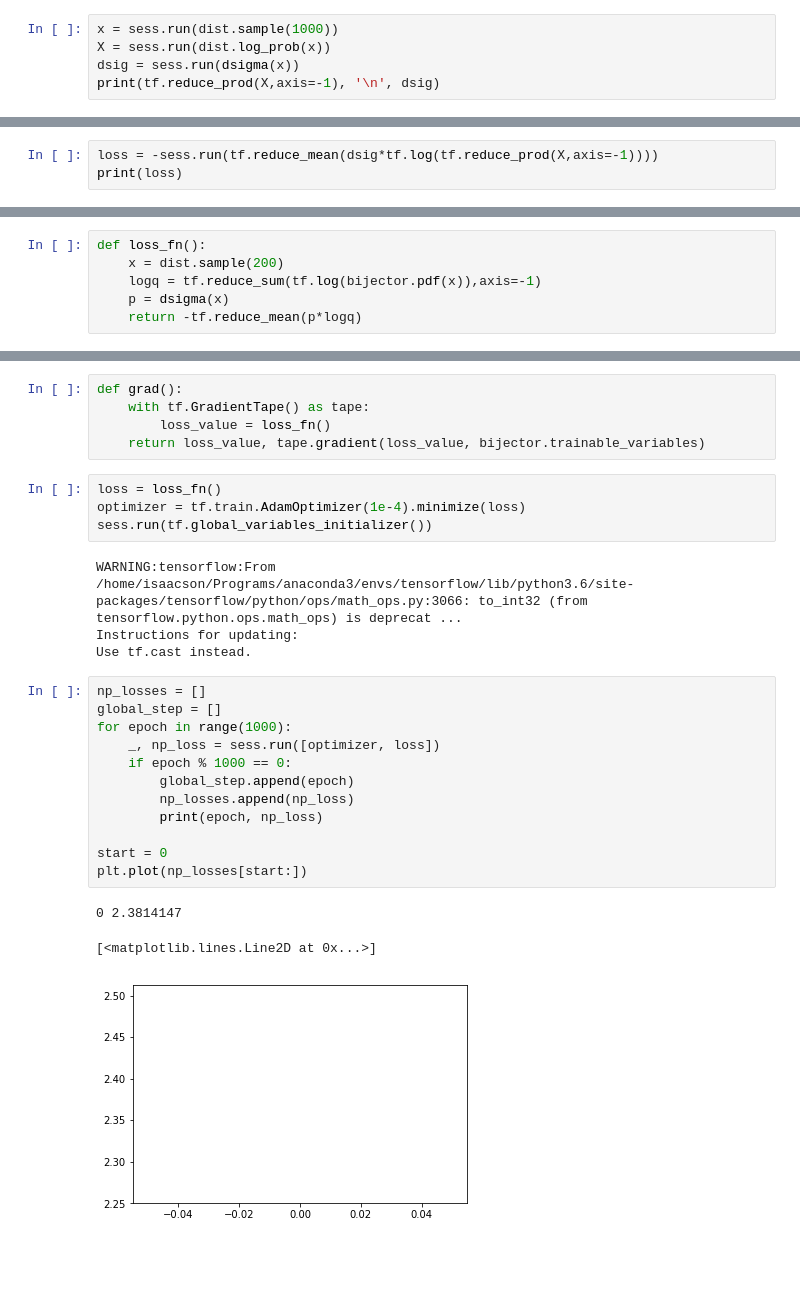
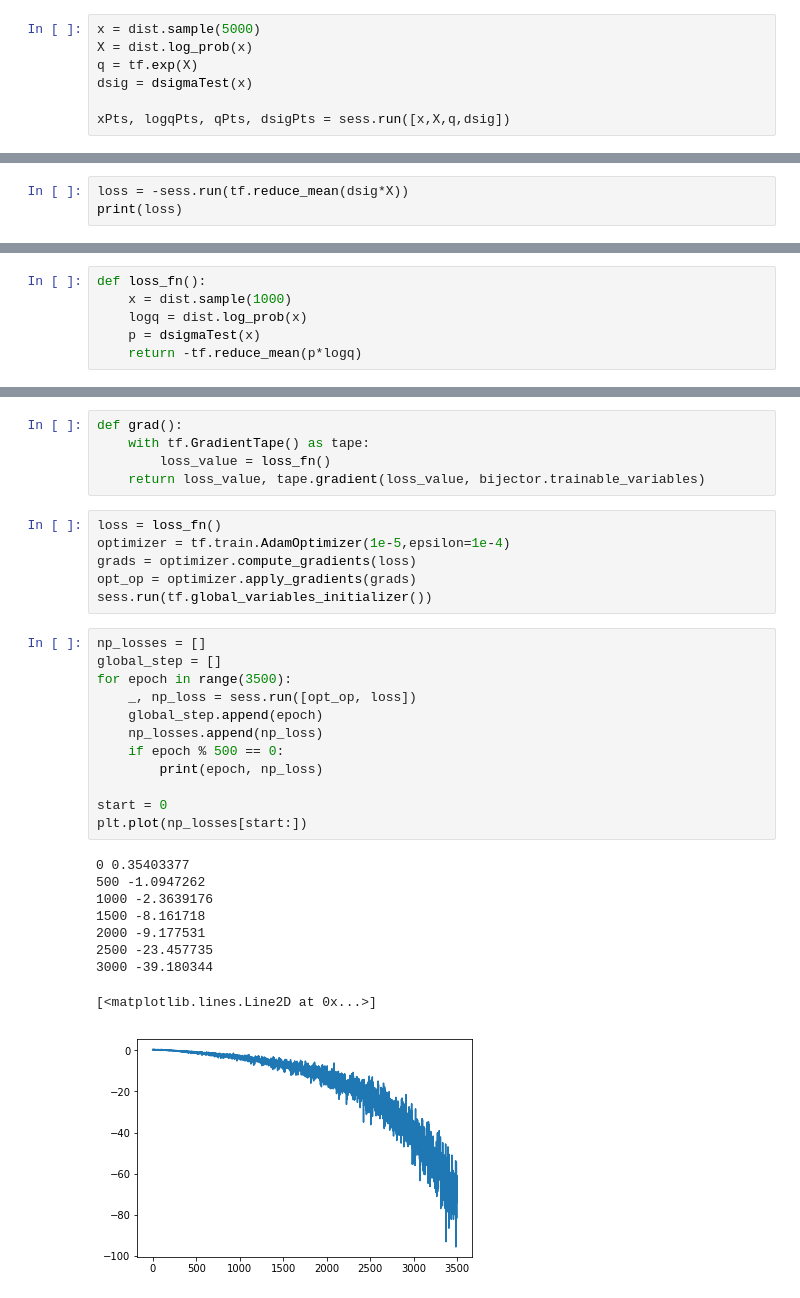
Before and after one commit to matteoettam09/i-flow, a Jupyter notebook: bijector.ipynb, the cells around one changed output, grey strips where cells are left out. Saved outputs shown, nothing was run; the diff lists cells and outputs as text; blank space fills up the shorter version.

```diff
--- a/bijector.ipynb
+++ b/bijector.ipynb
@@ -146,5 +179,7 @@ def dsigma(x):
 # %%
-x = sess.run(dist.sample(1000))
-X = sess.run(dist.log_prob(x))
-dsig = sess.run(dsigma(x))
-print(tf.reduce_prod(X,axis=-1), '\n', dsig)
+x = dist.sample(5000)
+X = dist.log_prob(x)
+q = tf.exp(X)
+dsig = dsigmaTest(x)
+
+xPts, logqPts, qPts, dsigPts = sess.run([x,X,q,dsig])
@@ -173,4 +196,4 @@ plt.show()
 # %%
-loss = -sess.run(tf.reduce_mean(dsig*tf.log(tf.reduce_prod(X,axis=-1))))
+loss = -sess.run(tf.reduce_mean(dsig*X))
 print(loss)
 # %% [output]
@@ -178,6 +201,6 @@ print(loss)
 # %%
 def loss_fn():
-    x = dist.sample(200)
-    logq = tf.reduce_sum(tf.log(bijector.pdf(x)),axis=-1)
-    p = dsigma(x)
+    x = dist.sample(1000)
+    logq = dist.log_prob(x)
+    p = dsigmaTest(x)
     return -tf.reduce_mean(p*logq)
@@ -188,25 +224,29 @@ def grad():
     return loss_value, tape.gradient(loss_value, bijector.trainable_variables)
 # %%
 loss = loss_fn()
-optimizer = tf.train.AdamOptimizer(1e-4).minimize(loss)
+optimizer = tf.train.AdamOptimizer(1e-5,epsilon=1e-4)
+grads = optimizer.compute_gradients(loss)
+opt_op = optimizer.apply_gradients(grads)
 sess.run(tf.global_variables_initializer())
-# %% [output]
-WARNING:tensorflow:From /home/isaacson/Programs/anaconda3/envs/tensorflow/lib/python3.6/site-packages/tensorflow/python/ops/math_ops.py:3066: to_int32 (from tensorflow.python.ops.math_ops) is deprecat ...
-Instructions for updating:
-Use tf.cast instead.
 # %%
 np_losses = []
 global_step = []
-for epoch in range(1000):
-    _, np_loss = sess.run([optimizer, loss])
-    if epoch % 1000 == 0:
-        global_step.append(epoch)
-        np_losses.append(np_loss)
+for epoch in range(3500):
+    _, np_loss = sess.run([opt_op, loss])
+    global_step.append(epoch)
+    np_losses.append(np_loss)
+    if epoch % 500 == 0:
         print(epoch, np_loss)
 
 start = 0
 plt.plot(np_losses[start:])
 # %% [output]
-0 2.3814147
+0 0.35403377
+500 -1.0947262
+1000 -2.3639176
+1500 -8.161718
+2000 -9.177531
+2500 -23.457735
+3000 -39.180344
 [<matplotlib.lines.Line2D at 0x...>]
-[figure, old version]
+[figure, new version]
```
Also changed, not shown: parts of 43 cells of this notebook.
